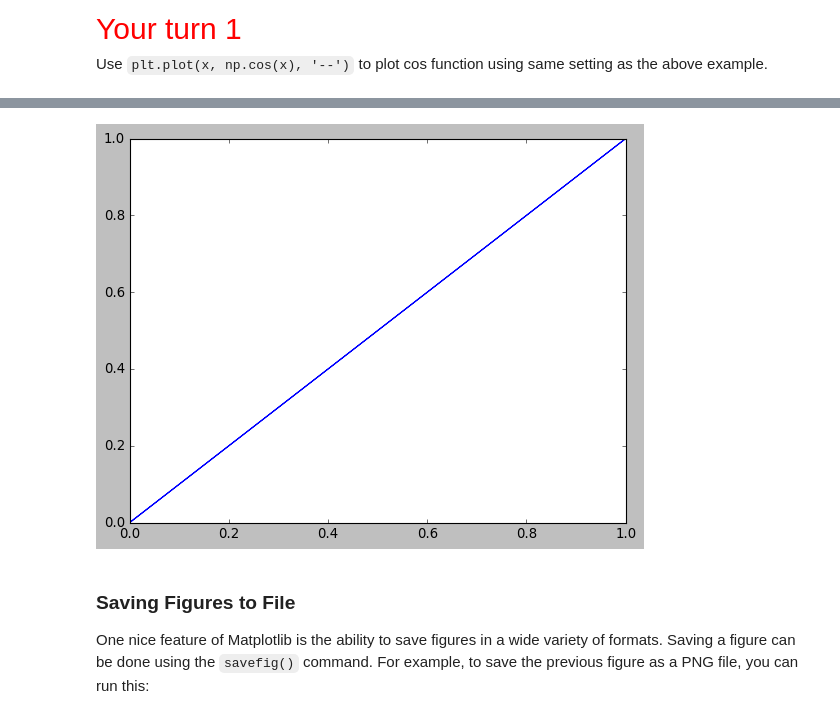
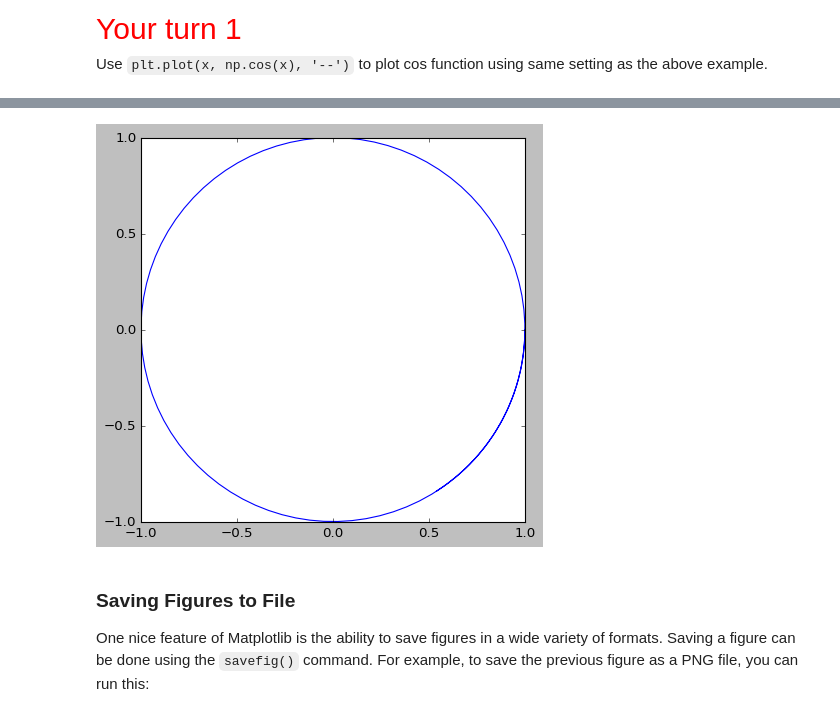
Before and after one commit to mjcaguiat/stem3790-25su-max, a Jupyter notebook: code/2-data-visualization.ipynb, the cells around one changed output, grey strips where cells are left out. Cells and saved outputs as stored; diff of their text form; code cells hidden in the pictures.

```diff
--- a/code/2-data-visualization.ipynb
+++ b/code/2-data-visualization.ipynb
@@ -144,11 +150,20 @@ plt.plot(x, np.cos(x), '--');
 # %%
-# Your turn, again. This time, you are supposed to
-x = np.linspace(-1, 1, 100);
-y = np.linspace(-1, 1, 100);
+# Your turn, again. This time, you are supposed to make a circle
+
+# its rendered as an elipse, but its good enough ig
+angle = np.linspace(-1, 2 * np.pi, 100);
+radius = 1;
+
+x = radius * np.cos(angle);
+y = radius * np.sin(angle);
+
 fig = plt.figure();
-plt.plot(np.square(x), np.square(y), '-');
+plt.style.use('classic');
+plt.plot(x, y, '-');
+axes = plt.gca();
+axes.set_aspect(1);
 # %% [output]
-[figure, old version]
+[figure, new version]
 # %% [markdown]
 ### Saving Figures to File
 
```
Also changed, not shown: parts of 5 cells of this notebook.
